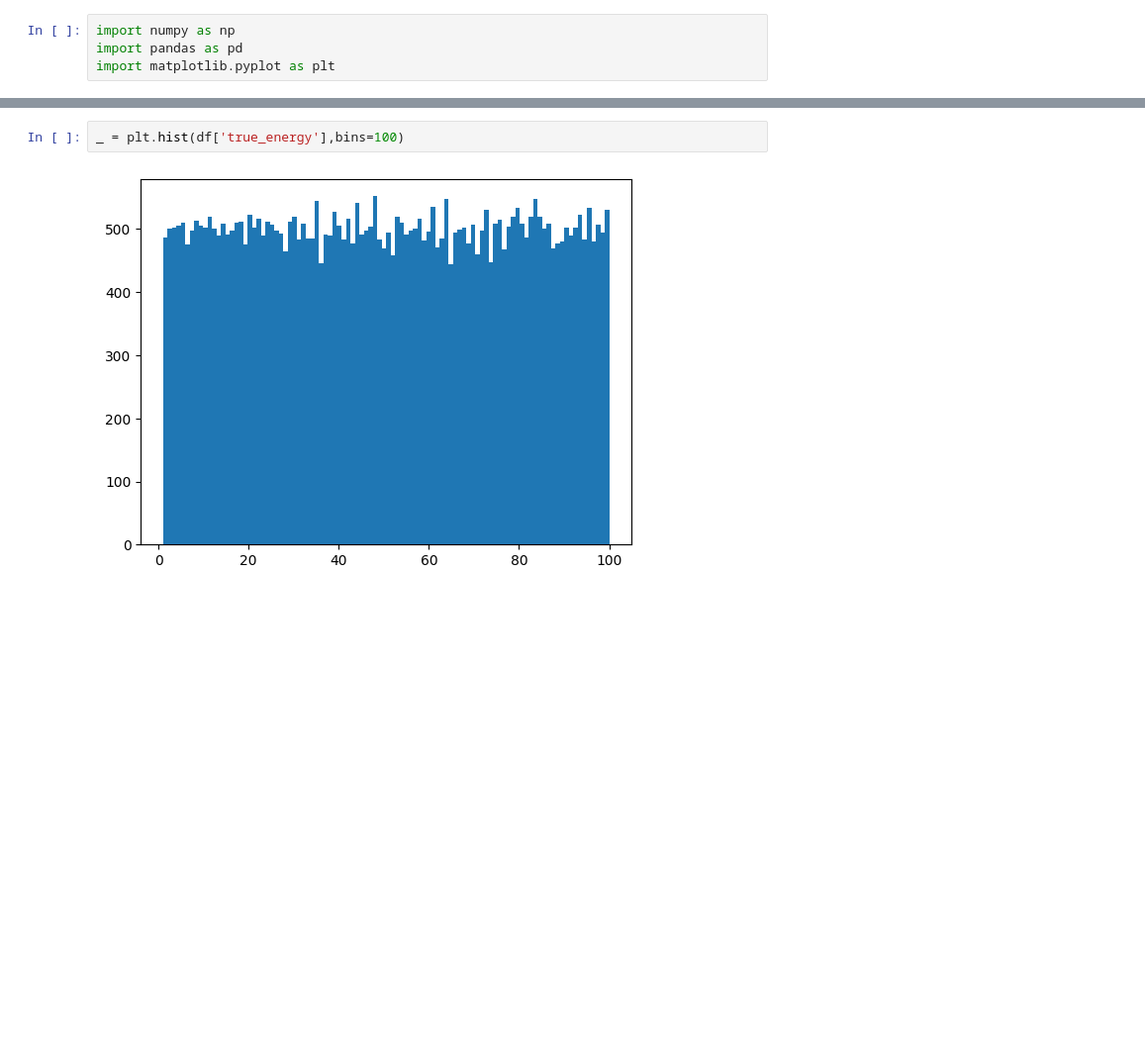
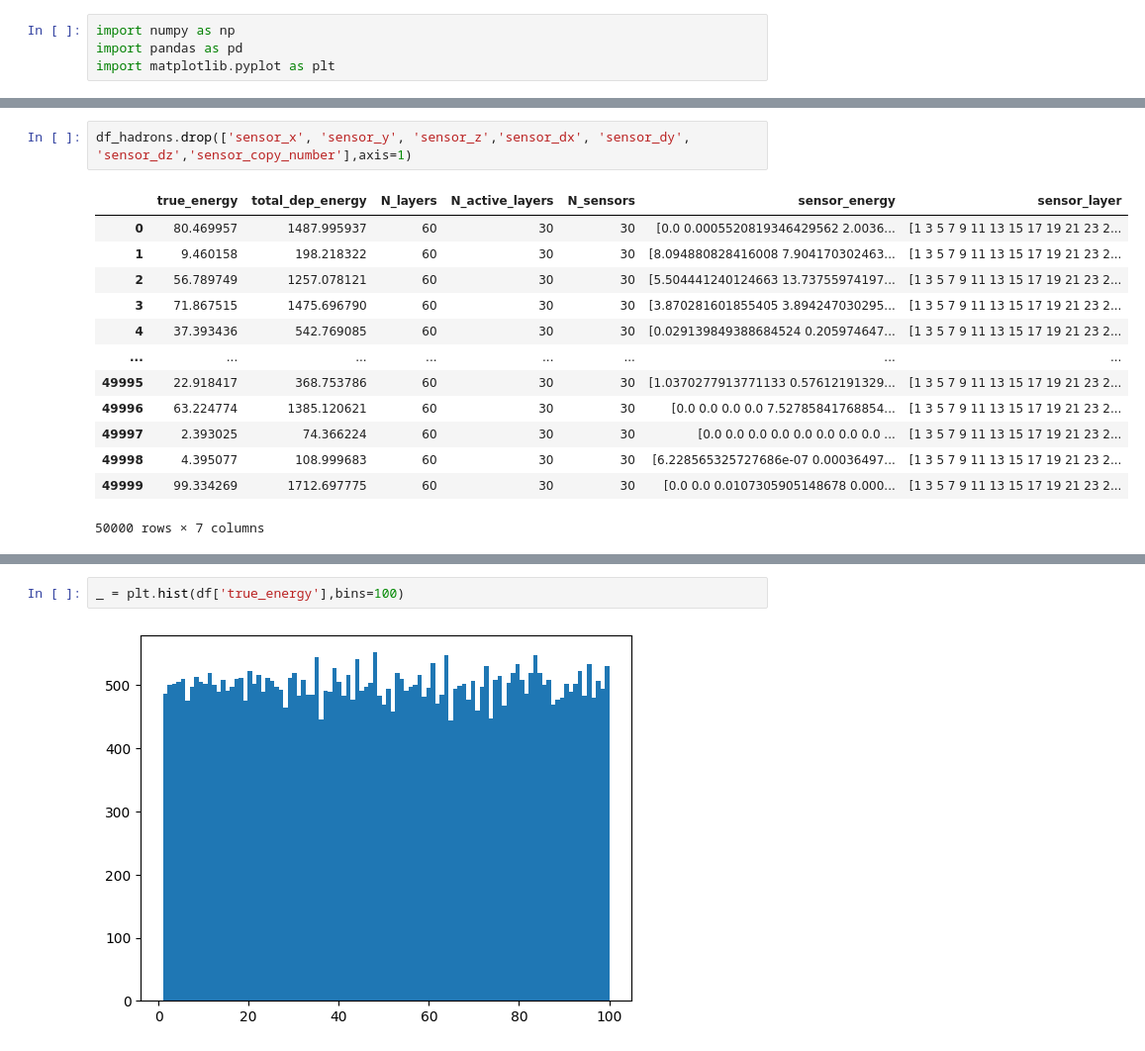
Before and after one commit to kingusiu/opDeDe, a Jupyter notebook: notebooks/read_multilayer_calos_photonID.ipynb, the cells around one changed output, grey strips where cells are left out. Shown at 99% size. Cells and saved outputs as stored; diff of their text form; blank space fills up the shorter version.

```diff
--- a/notebooks/read_multilayer_calos_photonID.ipynb
+++ b/notebooks/read_multilayer_calos_photonID.ipynb
@@ -34 +36,17 @@ df
+# %%
+df_hadrons.drop(['sensor_x', 'sensor_y', 'sensor_z','sensor_dx', 'sensor_dy', 'sensor_dz','sensor_copy_number'],axis=1)
+# %% [output]
+|  | true_energy | total_dep_energy | N_layers | N_active_layers | N_sensors | sensor_energy | sensor_layer |
+| 0 | 80.469957 | 1487.995937 | 60 | 30 | 30 | [0.0 0.0005520819346429562 2.0036... | [1 3 5 7 9 11 13 15 17 19 21 23 2... |
+| 1 | 9.460158 | 198.218322 | 60 | 30 | 30 | [8.094880828416008 7.904170302463... | [1 3 5 7 9 11 13 15 17 19 21 23 2... |
+| 2 | 56.789749 | 1257.078121 | 60 | 30 | 30 | [5.504441240124663 13.73755974197... | [1 3 5 7 9 11 13 15 17 19 21 23 2... |
+| 3 | 71.867515 | 1475.696790 | 60 | 30 | 30 | [3.870281601855405 3.894247030295... | [1 3 5 7 9 11 13 15 17 19 21 23 2... |
+| 4 | 37.393436 | 542.769085 | 60 | 30 | 30 | [0.029139849388684524 0.205974647... | [1 3 5 7 9 11 13 15 17 19 21 23 2... |
+| ... | ... | ... | ... | ... | ... | ... | ... |
+| 49995 | 22.918417 | 368.753786 | 60 | 30 | 30 | [1.0370277913771133 0.57612191329... | [1 3 5 7 9 11 13 15 17 19 21 23 2... |
+| 49996 | 63.224774 | 1385.120621 | 60 | 30 | 30 | [0.0 0.0 0.0 0.0 7.52785841768854... | [1 3 5 7 9 11 13 15 17 19 21 23 2... |
+| 49997 | 2.393025 | 74.366224 | 60 | 30 | 30 | [0.0 0.0 0.0 0.0 0.0 0.0 0.0 0.0 ... | [1 3 5 7 9 11 13 15 17 19 21 23 2... |
+| 49998 | 4.395077 | 108.999683 | 60 | 30 | 30 | [6.228565325727686e-07 0.00036497... | [1 3 5 7 9 11 13 15 17 19 21 23 2... |
+| 49999 | 99.334269 | 1712.697775 | 60 | 30 | 30 | [0.0 0.0 0.0107305905148678 0.000... | [1 3 5 7 9 11 13 15 17 19 21 23 2... |
+50000 rows × 7 columns
 # %%
```
Also changed, not shown: parts of 10 cells of this notebook, 4 other files.
